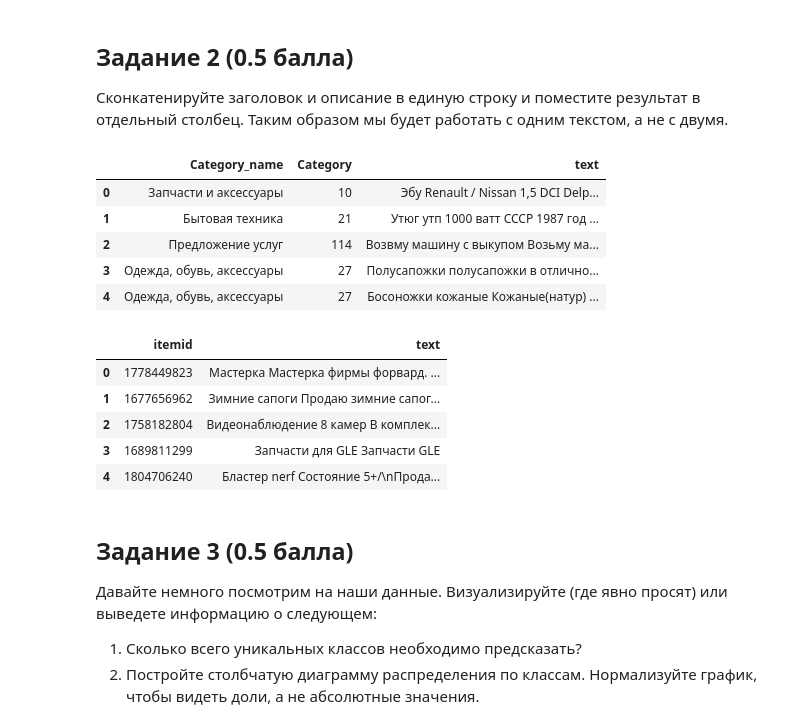
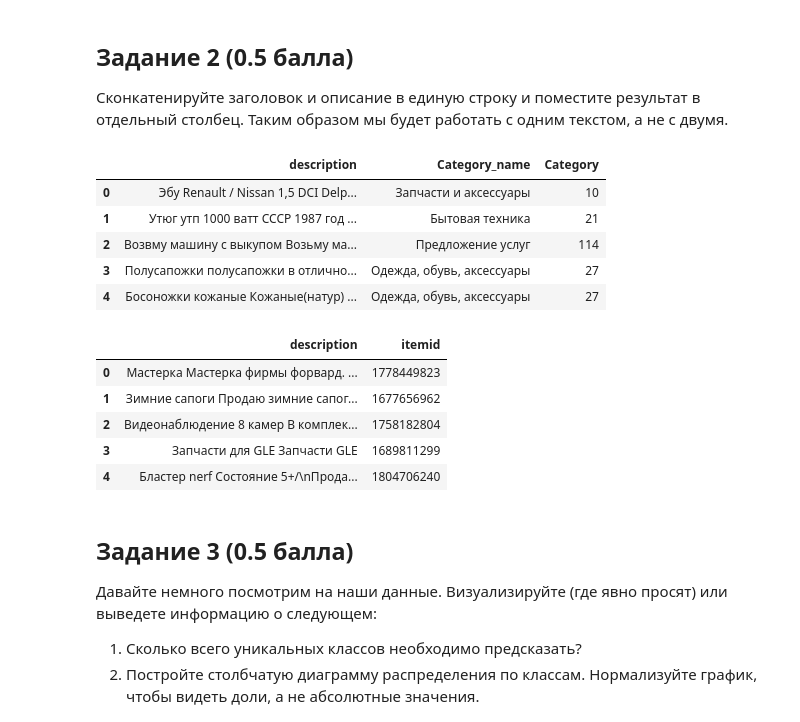
Before and after one commit to alyonabelenko/Courses, a Jupyter notebook: IAD2/06_text/hw06.ipynb, the cells around one changed output. Cells and saved outputs as stored; diff of their text form; code cells hidden in the pictures.

```diff
--- a/IAD2/06_text/hw06.ipynb
+++ b/IAD2/06_text/hw06.ipynb
@@ -90,5 +90,5 @@ import pandas as pd
 import random
 import matplotlib.pyplot as plt
 # %%
-train = pd.read_csv('avito-text-classification/train.csv', nrows=1000000)
+train = pd.read_csv('avito-text-classification/train.csv')
 test = pd.read_csv('avito-text-classification/test.csv')
@@ -99,2 +94,0 @@ len(train)
-# %%
-train = read_n_sample("avito-text-classification/train.csv", 500000)
@@ -159,27 +147,27 @@ dtype: int64
 ## Задание 2 (0.5 балла)
 Сконкатенируйте заголовок и описание в единую строку и поместите результат в отдельный столбец. Таким образом мы будет работать с одним текстом, а не с двумя.
 # %%
-train['text'] = train['title'] + " " + train['description']
-train.drop(['title', 'description'], axis='columns', inplace=True)
+train['description'] = train['title'] + " " + train['description']
+train.drop('title', axis='columns', inplace=True)
 train.head()
 # %% [output]
-|  | Category_name | Category | text |
-| 0 | Запчасти и аксессуары | 10 | Эбу Renault / Nissan 1,5 DCI Delp... |
-| 1 | Бытовая техника | 21 | Утюг утп 1000 ватт СССР 1987 год ... |
-| 2 | Предложение услуг | 114 | Возвму машину с выкупом Возьму ма... |
-| 3 | Одежда, обувь, аксессуары | 27 | Полусапожки полусапожки в отлично... |
-| 4 | Одежда, обувь, аксессуары | 27 | Босоножки кожаные Кожаные(натур) ... |
+|  | description | Category_name | Category |
+| 0 | Эбу Renault / Nissan 1,5 DCI Delp... | Запчасти и аксессуары | 10 |
+| 1 | Утюг утп 1000 ватт СССР 1987 год ... | Бытовая техника | 21 |
+| 2 | Возвму машину с выкупом Возьму ма... | Предложение услуг | 114 |
+| 3 | Полусапожки полусапожки в отлично... | Одежда, обувь, аксессуары | 27 |
+| 4 | Босоножки кожаные Кожаные(натур) ... | Одежда, обувь, аксессуары | 27 |
 # %%
-test['text'] = test['title'] + " " + test['description']
-test.drop(['title', 'description'], axis='columns', inplace=True)
+test['description'] = test['title'] + " " + test['description']
+test.drop('title', axis='columns', inplace=True)
 test.head()
 # %% [output]
-|  | itemid | text |
-| 0 | 1778449823 | Мастерка Мастерка фирмы форвард. ... |
-| 1 | 1677656962 | Зимние сапоги Продаю зимние сапог... |
-| 2 | 1758182804 | Видеонаблюдение 8 камер В комплек... |
-| 3 | 1689811299 | Запчасти для GLE Запчасти GLE |
-| 4 | 1804706240 | Бластер nerf Состояние 5+/\nПрода... |
+|  | description | itemid |
+| 0 | Мастерка Мастерка фирмы форвард. ... | 1778449823 |
+| 1 | Зимние сапоги Продаю зимние сапог... | 1677656962 |
+| 2 | Видеонаблюдение 8 камер В комплек... | 1758182804 |
+| 3 | Запчасти для GLE Запчасти GLE | 1689811299 |
+| 4 | Бластер nerf Состояние 5+/\nПрода... | 1804706240 |
 # %% [markdown]
 ## Задание 3 (0.5 балла)
 Давайте немного посмотрим на наши данные. Визуализируйте (где явно просят) или выведете информацию о следующем:
```
Also changed, not shown: parts of 14 cells of this notebook.
